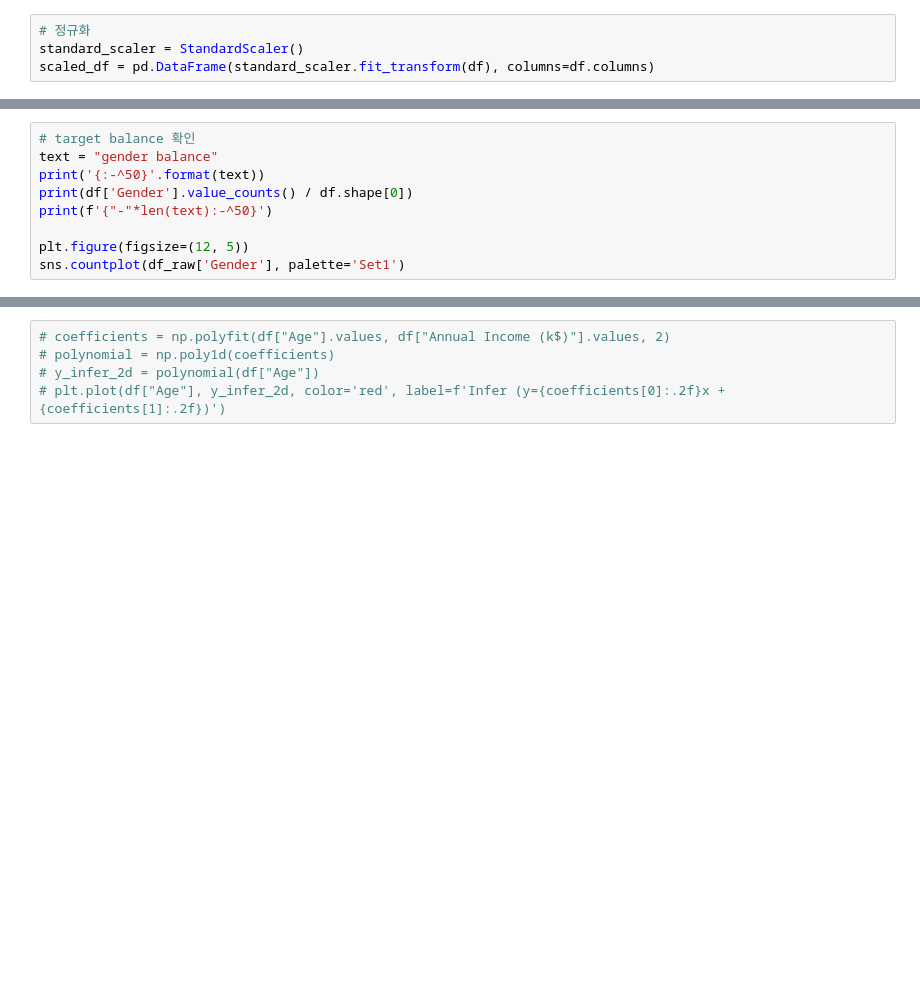
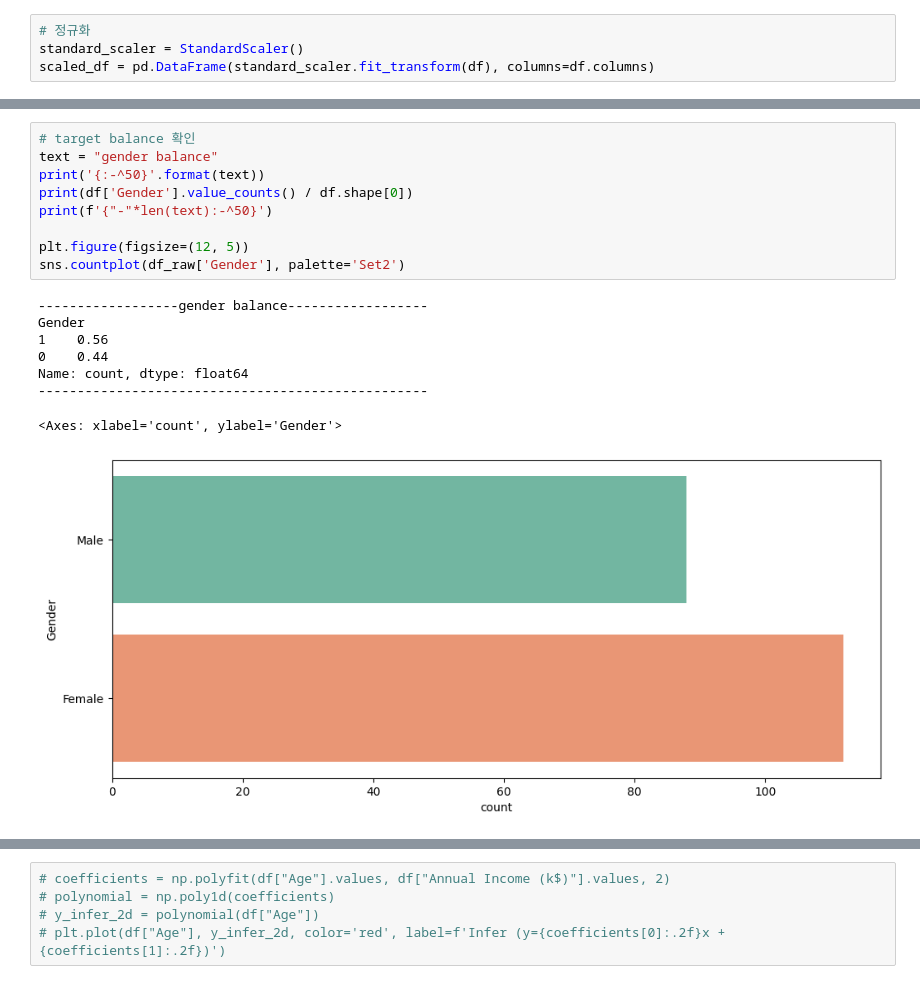
Before and after one commit to hugwolf77/sim, a Jupyter notebook: MLnote/08_clustering.ipynb, the cells around one changed output, grey strips where cells are left out. Cells and saved outputs as stored; diff of their text form; blank space fills up the shorter version.

```diff
--- a/MLnote/08_clustering.ipynb
+++ b/MLnote/08_clustering.ipynb
@@ -66,12 +102,21 @@ scaled_df.head()
 # %%
 # target balance 확인
 text = "gender balance"
 print('{:-^50}'.format(text))
 print(df['Gender'].value_counts() / df.shape[0])
 print(f'{"-"*len(text):-^50}')
 
 plt.figure(figsize=(12, 5))
-sns.countplot(df_raw['Gender'], palette='Set1')
+sns.countplot(df_raw['Gender'], palette='Set2')
+# %% [output]
+------------------gender balance------------------
+Gender
+1    0.56
+0    0.44
+Name: count, dtype: float64
+--------------------------------------------------
+<Axes: xlabel='count', ylabel='Gender'>
+[figure, added]
 # %%
 # Age Distribution.
 text = "Age Distribution"
```
Also changed, not shown: parts of 29 cells of this notebook, 2 other files.
